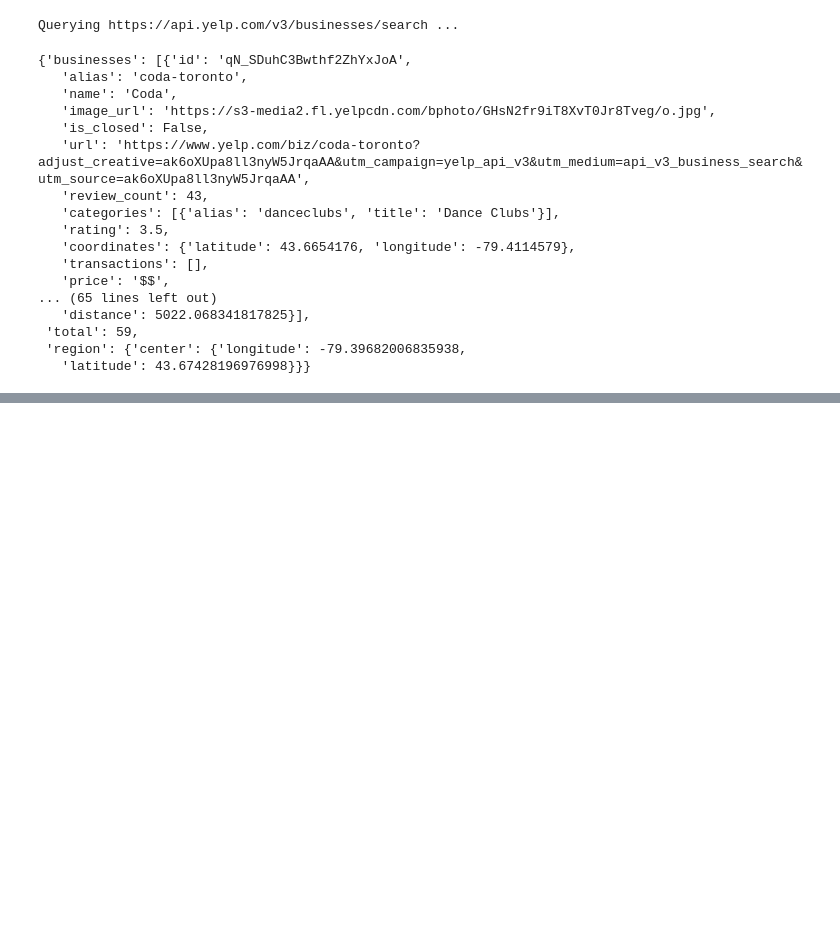
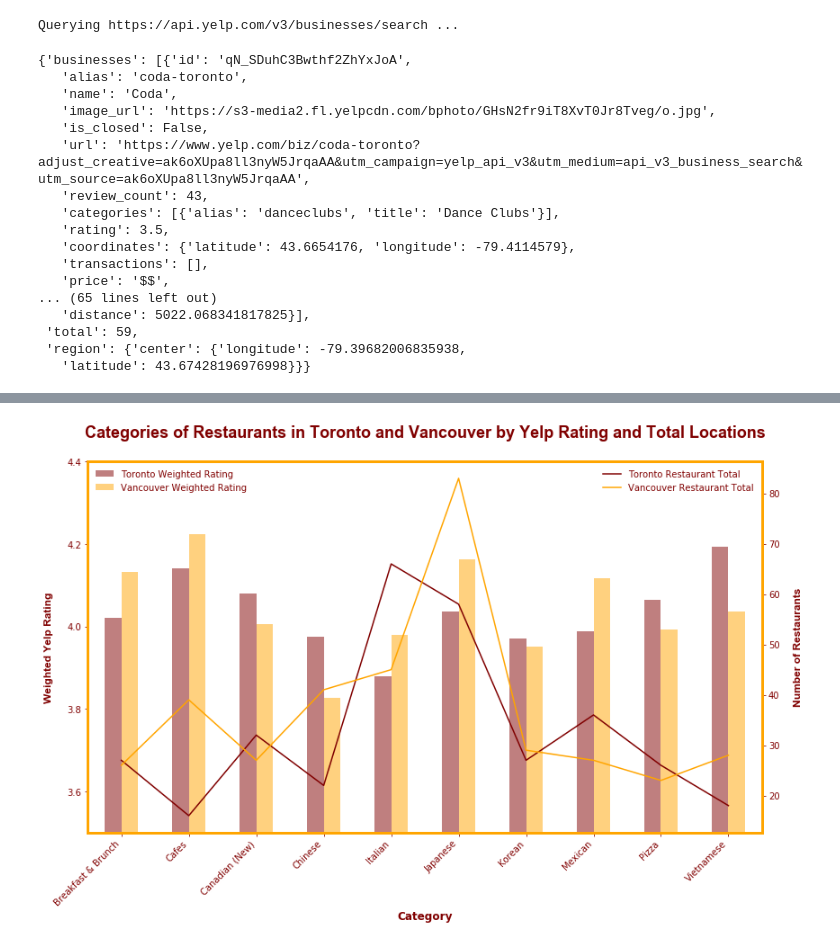
Before and after one commit to AlanDeng7/Module-7-Project1, a Jupyter notebook: Code_Sameer/Sameer.ipynb, the cells around one changed output, grey strips where cells are left out. Saved outputs shown, nothing was run; the diff lists cells and outputs as text; code cells hidden in the pictures; blank space fills up the shorter version.

```diff
--- a/Code_Sameer/Sameer.ipynb
+++ b/Code_Sameer/Sameer.ipynb
@@ -108,0 +215,10 @@ Querying https://api.yelp.com/v3/businesses/search ...
+# %%
+tor_df_1 = toronto_df.loc[(toronto_df['Category'].isin(tor_category_df_red)) & (toronto_df['Number of Reviews'] > 10), :]
+
+dict = tor_df_1.groupby('Category').sum()['Number of Reviews']
+
+tor_df_1['Total Cat Ratings'] = tor_df_1['Category'].map(dict)
+
+tor_df_1['Weighted Rating'] = ''
+
+tor_df_1
@@ -108,0 +239,10 @@ Querying https://api.yelp.com/v3/businesses/search ...
+# %%
+van_df_1 = vancouver_df.loc[(vancouver_df['Category'].isin(van_category_df_red)) & (vancouver_df['Number of Reviews'] > 10), :]
+
+dict = van_df_1.groupby('Category').sum()['Number of Reviews']
+
+van_df_1['Total Cat Ratings'] = van_df_1['Category'].map(dict)
+
+van_df_1['Weighted Rating'] = ''
+
+van_df_1
@@ -108,0 +308,61 @@ Querying https://api.yelp.com/v3/businesses/search ...
+# %%
+# Create the figure and axes object
+fig, ax1 = plt.subplots()
+# Plot the first x and y axes:
+plotdata_wr.plot(
+    use_index=True,
+    kind='bar',
+    y=['Toronto Weighted Rating', 'Vancouver Weighted Rating'],
+    ax=ax1,
+    figsize=(12,8),
+    ylim=(3.5,4.4),
+    alpha=0.5,
+    color=['maroon', 'orange']
+)
+
+#Set labels for original plot with legends and colors configured
+ax1.set_ylabel('Weighted Yelp Rating', fontsize=12, labelpad=15, fontname='Arial', fontweight='bold', color='maroon')
+ax1.set_xticklabels(plotdata_rn.index, rotation=45, ha='right', color='maroon')
+ax1.set_xlabel('Category' ,fontsize=12, fontweight='bold', color='maroon')
+
+leg1 = ax1.legend(loc='upper left', frameon=False)
+for text in leg1.get_texts():
+    text.set_color("maroon")
+
+#Configure second plot to share x axis with original plot
+ax2 = ax1.twinx()
+
+# Plot the second x and y axes.
+# By secondary_y = True a second y-axis is requested
+plotdata_rn.plot(
+    use_index=True,
+    y=['Toronto Restaurant Total', 'Vancouver Restaurant Total'],
+    ax=ax2,
+    color=['maroon', 'orange']
+)
+ax2.set_ylabel('Number of Restaurants', fontsize=12, fontname='Arial', labelpad=15, fontweight='bold', color='maroon')
+
+# Configure legend color, frame and position
+leg2 = ax2.legend(loc='upper right', frameon=False)
+for text in leg2.get_texts():
+    text.set_color("maroon")
+
+#Change frame color of entire plot while maintaining ticklines
+ax2.spines['bottom'].set_color('orange')
+ax2.spines['bottom'].set_linewidth(3)
+ax2.spines['top'].set_color('orange')
+ax2.spines['top'].set_linewidth(3)
+ax2.spines['right'].set_color('orange')
+ax2.spines['right'].set_linewidth(3)
+ax2.spines['left'].set_color('orange')
+ax2.spines['left'].set_linewidth(3)
+ax1.tick_params(colors='maroon', which='both')
+ax2.tick_params(colors='maroon', which='both')
+
+
+# Configure title characteristics
+ax1.set_title('Categories of Restaurants in Toronto and Vancouver by Yelp Rating and Total Locations', fontsize=18, fontweight='bold', fontname='Arial', y=1.05, color='maroon')
+
+plt.show()
+# %% [output]
+[figure, added]
```
Also changed, not shown: parts of 14 cells of this notebook.
